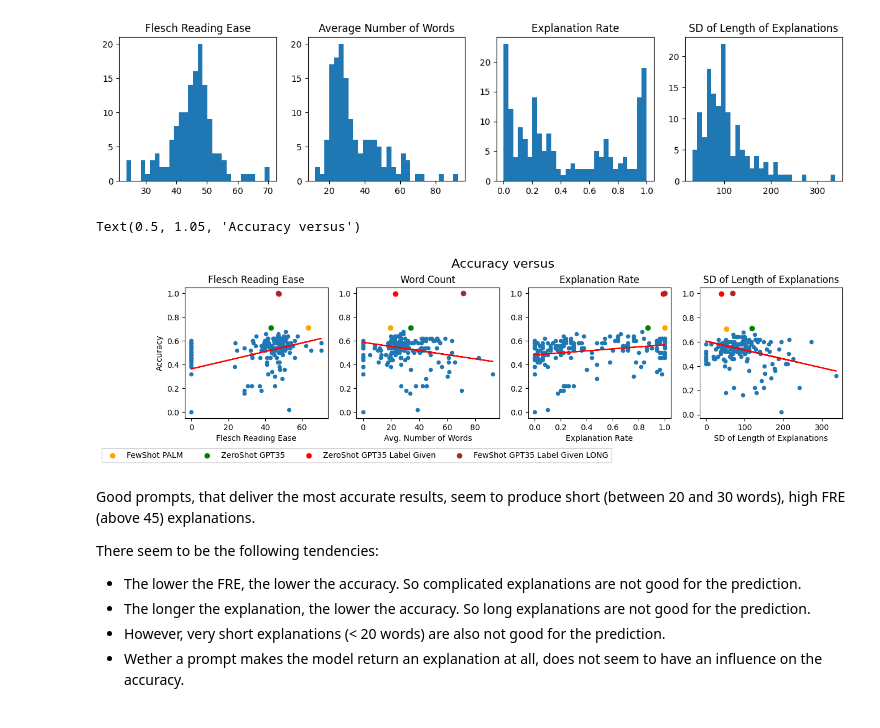
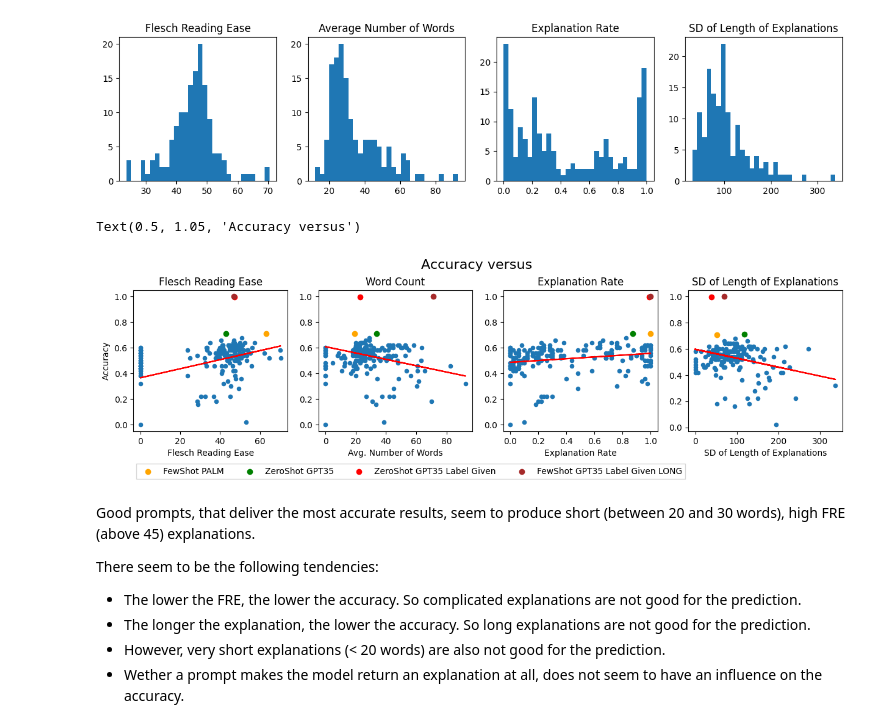
Before and after one commit to lukasvoege/ZeroShot-step-by-step-distillation, a Jupyter notebook: analytics.ipynb, the cells around one changed output. Saved outputs shown, nothing was run; the diff lists cells and outputs as text; code cells hidden in the pictures.

```diff
--- a/analytics.ipynb
+++ b/analytics.ipynb
@@ -106,7 +105,8 @@ Text(0.5, 1.0, 'SD of Length of Explanations')
 # %%
 fig, (ax1, ax2, ax3, ax4) = plt.subplots(1, 4, figsize=(15, 3))
 
-reg_meta_df = meta_df[meta_df["total_responses"] >= 5].drop([0, 179], axis=0)
+reg_meta_df = meta_df[meta_df["total_responses"] >= 5].drop([0, 179, 1000], axis=0)
+#reg_meta_df = meta_df[meta_df["total_responses"] >= 5].drop([0], axis=0)
 
 meta_df.plot.scatter(x="flesch_reading_ease", y="accuracy", title="Flesch Reading Ease", ax=ax1)
 slope, intercept = np.polyfit(reg_meta_df["flesch_reading_ease"], reg_meta_df["accuracy"], 1)
@@ -119,35 +119,37 @@ ax2.plot(meta_df["avg_nr_of_words"], slope*meta_df["avg_nr_of_words"] + intercep
 meta_df.plot.scatter(x="explanation_rate", y="accuracy", title="Explanation Rate", ax=ax3)
 slope, intercept = np.polyfit(reg_meta_df["explanation_rate"], reg_meta_df["accuracy"], 1)
 ax3.plot(meta_df["explanation_rate"], slope*meta_df["explanation_rate"] + intercept, color='red')
 
 meta_df.plot.scatter(x="sd_length_of_explanations", y="accuracy", title="SD of Length of Explanations", ax=ax4)
 slope, intercept = np.polyfit(reg_meta_df["sd_length_of_explanations"], reg_meta_df["accuracy"], 1)
 ax4.plot(meta_df["sd_length_of_explanations"], slope*meta_df["sd_length_of_explanations"] + intercept, color='red')
 
 HIGHLIGHTS = [(0, "orange", "FewShot PALM"), (100, "green", "ZeroShot GPT35"), (179, "red", "ZeroShot GPT35 Label Given"), (1000, "brown", "FewShot GPT35 Label Given LONG")]
+#HIGHLIGHTS = [(0, "orange", "FewShot PALM"), (3, "green", "ZeroShot GPT35")]
+
 
 for HL  in HIGHLIGHTS:
     ax1.scatter(meta_df.loc[HL[0]]['flesch_reading_ease'], meta_df.loc[HL[0]]['accuracy'], color=HL[1], label=HL[2])
     ax2.scatter(meta_df.loc[HL[0]]['avg_nr_of_words'], meta_df.loc[HL[0]]['accuracy'], color=HL[1], label=HL[2])
     ax3.scatter(meta_df.loc[HL[0]]['explanation_rate'], meta_df.loc[HL[0]]['accuracy'], color=HL[1], label=HL[2])
     ax4.scatter(meta_df.loc[HL[0]]['sd_length_of_explanations'], meta_df.loc[HL[0]]['accuracy'], color=HL[1], label=HL[2])
 
 #ax1.axhline(y=meta_df.iloc[0]['accuracy'], color='red', linestyle='-', lw=0.5)
 
 ax1.set_ylabel("Accuracy")
 ax1.set_xlabel("Flesch Reading Ease")
 ax2.set_ylabel("")
 ax2.set_xlabel("Avg. Number of Words")
 ax3.set_ylabel("")
 ax3.set_xlabel("Explanation Rate")
 ax4.set_ylabel("")
 ax4.set_xlabel("SD of Length of Explanations")
-ax1.legend(bbox_to_anchor=(1.2, -0.2), loc='upper center', ncol=4, fancybox=False)
+ax1.legend(bbox_to_anchor=(1.8, -0.2), loc='upper center', ncol=4, fancybox=False)
 
 plt.suptitle('Accuracy versus', y=1.05, fontsize=16)
 # %% [output]
 Text(0.5, 1.05, 'Accuracy versus')
-[figure, old version]
+[figure, new version]
 # %% [markdown]
 Good prompts, that deliver the most accurate results, seem to produce short (between 20 and 30 words), high FRE (above 45) explanations.
 
```
Also changed, not shown: parts of 16 cells of this notebook, 1 other file.
